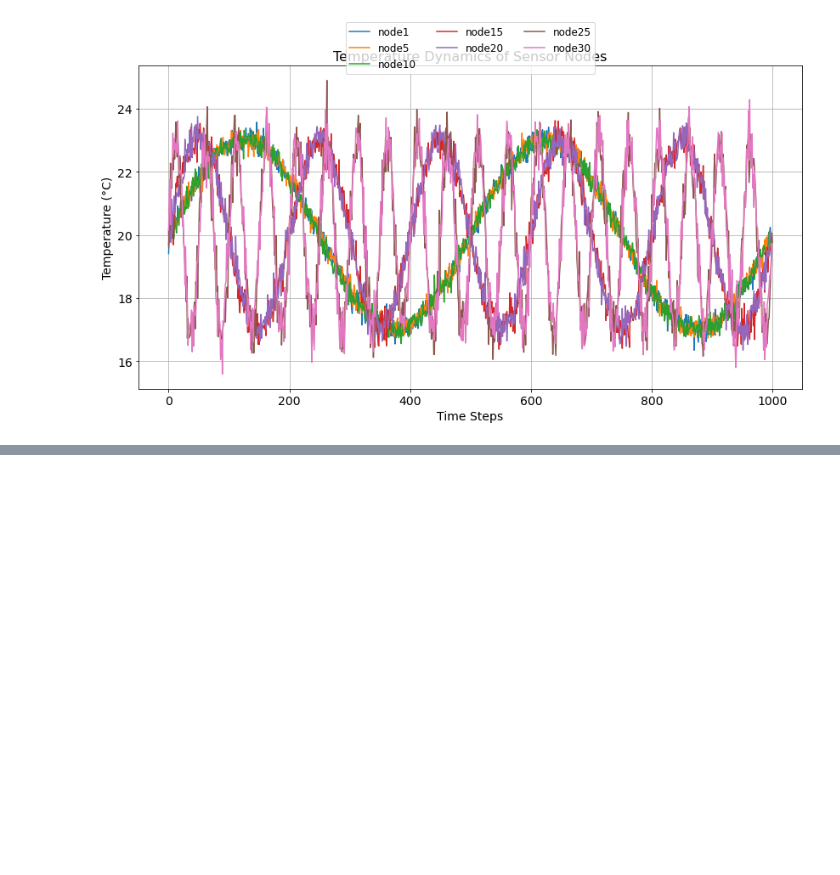
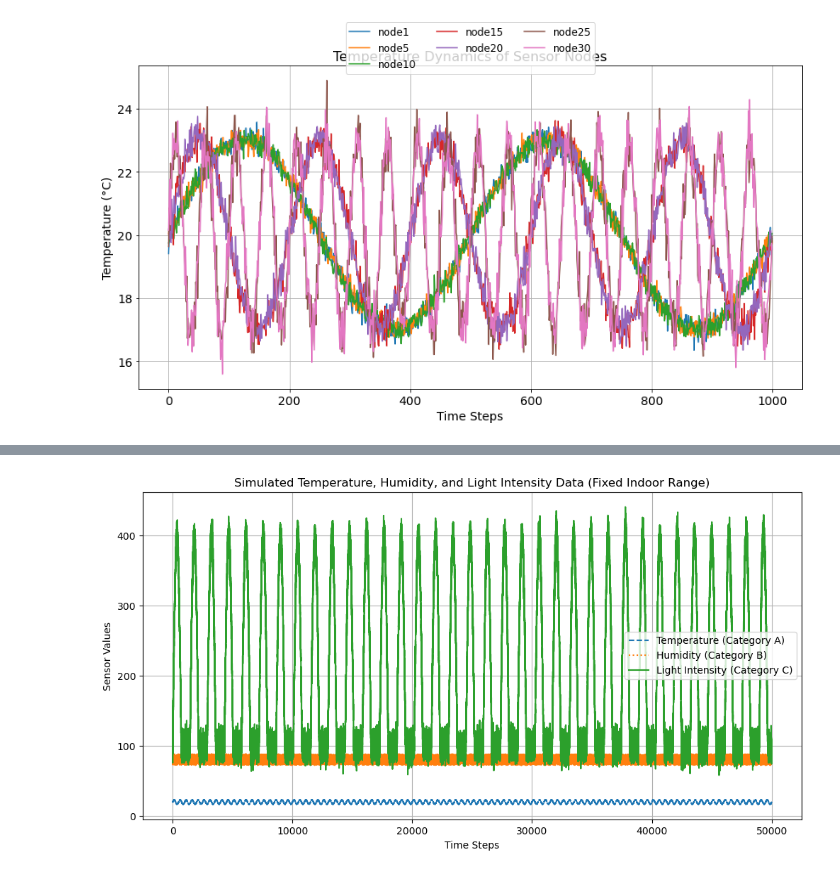
Before and after one commit to sokistar24/wakeupradio, a Jupyter notebook: Sensor_data_simulation_scenario.ipynb, the cells around one changed output, grey strips where cells are left out. Drawn from its saved outputs; the diff is of its cells as text; code cells hidden in the pictures; blank space fills up the shorter version.

```diff
--- a/Sensor_data_simulation_scenario.ipynb
+++ b/Sensor_data_simulation_scenario.ipynb
@@ -552,0 +635,84 @@ csv_filename
+# %%
+import numpy as np
+import pandas as pd
+import matplotlib.pyplot as plt
+
+# Number of time steps
+time_steps = 50000
+
+# Define the nodes (sensors) for 30 nodes
+nodes = [f'node{i}' for i in range(1, 31)]
+
+# Mean temperature for all nodes
+z_mean = 20.0  # Mean temperature (°C)
+A_i = 3  # Amplitude for temperature variation
+
+# Light intensity bounds (Fixed Range: 100 - 400 lux)
+I_min = 100  # Minimum intensity
+I_max = 400  # Maximum intensity
+P_i = 1440   # Light cycle period (24-hour cycle)
+
+# Initialize the DataFrame
+data = {node: np.zeros(time_steps) for node in nodes}
+data['SN'] = np.arange(time_steps)
+
+# Saturation vapor pressure function (Tetens’ formula)
+def saturation_vapor_pressure(T):
+    return 6.112 * np.exp((17.67 * T) / (T + 243.5))  # hPa
+
+# Generate temperature, humidity, and light intensity data
+for node in nodes:
+    node_id = int(node.replace('node', ''))  # Extract numeric ID
+
+    if 1 <= node_id <= 10:  # Category A (Temperature)
+        P_t = 500  # Temperature oscillation period
+        sigma_t = 0.1  # Small noise variation
+        temperature = z_mean + A_i * np.sin((2 * np.pi * np.arange(time_steps)) / P_t) + np.random.normal(loc=0, scale=sigma_t, size=time_steps)
+        data[node] = temperature
+
+    elif 11 <= node_id <= 20:  # Category B (Humidity)
+        P_h = 400  # Humidity oscillation period
+        sigma_h = 0.2
+        temperature = z_mean + A_i * np.sin((2 * np.pi * np.arange(time_steps)) / P_h) + np.random.normal(loc=0, scale=sigma_h, size=time_steps)
+
+        # Assume the dew point is slightly lower than actual temperature
+        dew_point = temperature - np.random.uniform(2, 5, time_steps)
+
+        # Compute relative humidity using RH = (es(Td) / es(T)) * 100
+        humidity = (saturation_vapor_pressure(dew_point) / saturation_vapor_pressure(temperature)) * 100
+        data[node] = humidity  # Assign the calculated humidity to the node
+
+    elif 21 <= node_id <= 30:  # Category C (Light Intensity - Fixed Range)
+        sigma_l = 10  # Small fluctuation for variability
+
+        # Ensure light intensity stays within the range [100, 400] lux
+        light_intensity = I_min + (I_max - I_min) * np.maximum(0, np.sin((2 * np.pi * np.arange(time_steps)) / P_i)) + np.random.normal(loc=0, scale=sigma_l, size=time_steps)
+
+        data[node] = light_intensity  # Assign the generated light intensity
+
+# Convert to DataFrame
+df = pd.DataFrame(data)
+
+# Save the generated data
+df.to_csv("simulated_environment_data.csv", index=False)
+
+# Plot sample data from each category
+plt.figure(figsize=(12, 6))
+
+# Sample a node from Category A (Temperature)
+plt.plot(df['SN'], df['node2'], label="Temperature (Category A)", linestyle="dashed")
+
+# Sample a node from Category B (Humidity)
+plt.plot(df['SN'], df['node12'], label="Humidity (Category B)", linestyle="dotted")
+
+# Sample a node from Category C (Light Intensity)
+plt.plot(df['SN'], df['node22'], label="Light Intensity (Category C)")
+
+plt.xlabel("Time Steps")
+plt.ylabel("Sensor Values")
+plt.title("Simulated Temperature, Humidity, and Light Intensity Data (Fixed Indoor Range)")
+plt.legend()
+plt.grid()
+plt.show()
+# %% [output]
+[figure, added]
```
Also changed, not shown: parts of 4 cells of this notebook, 3 other files.
